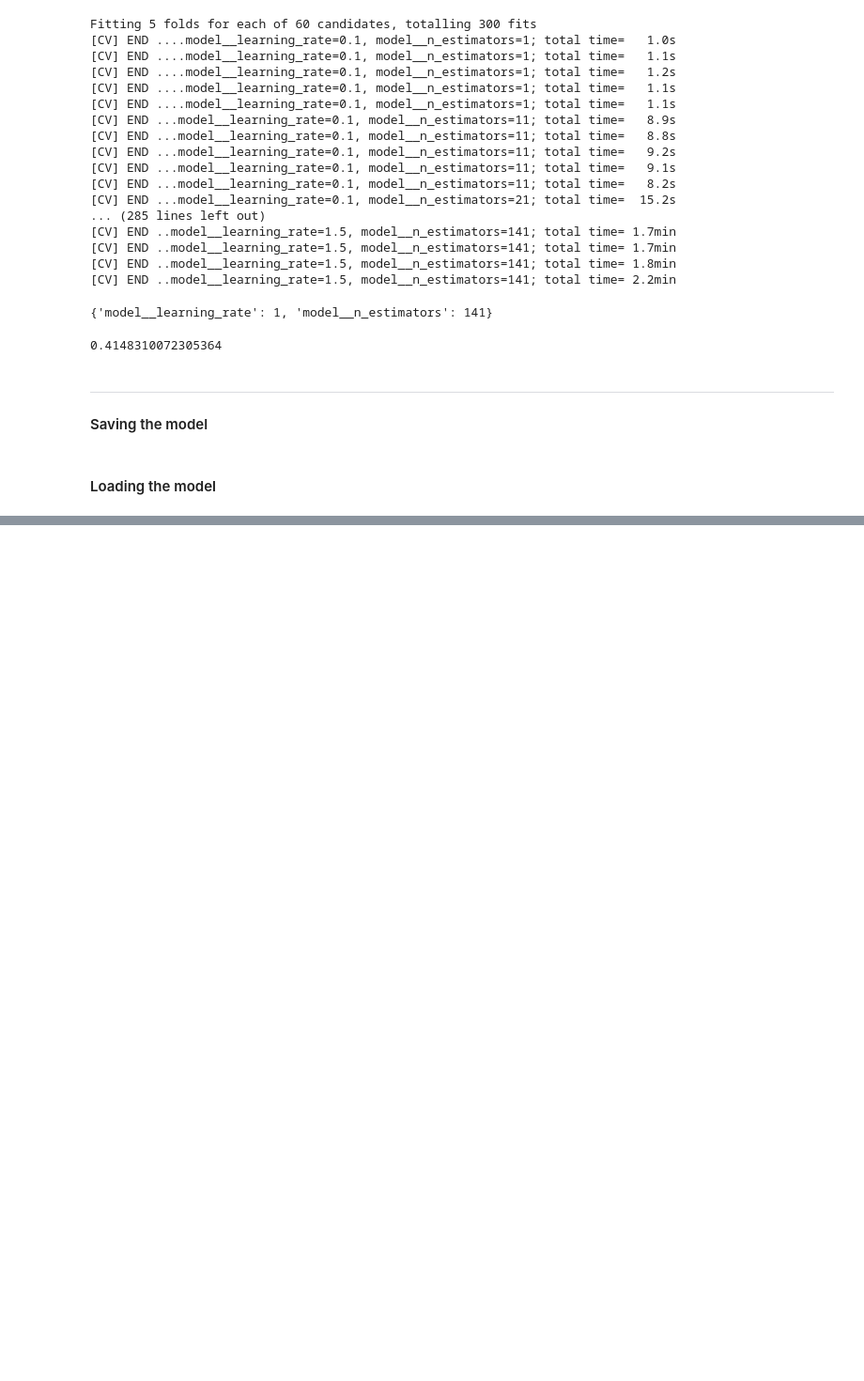
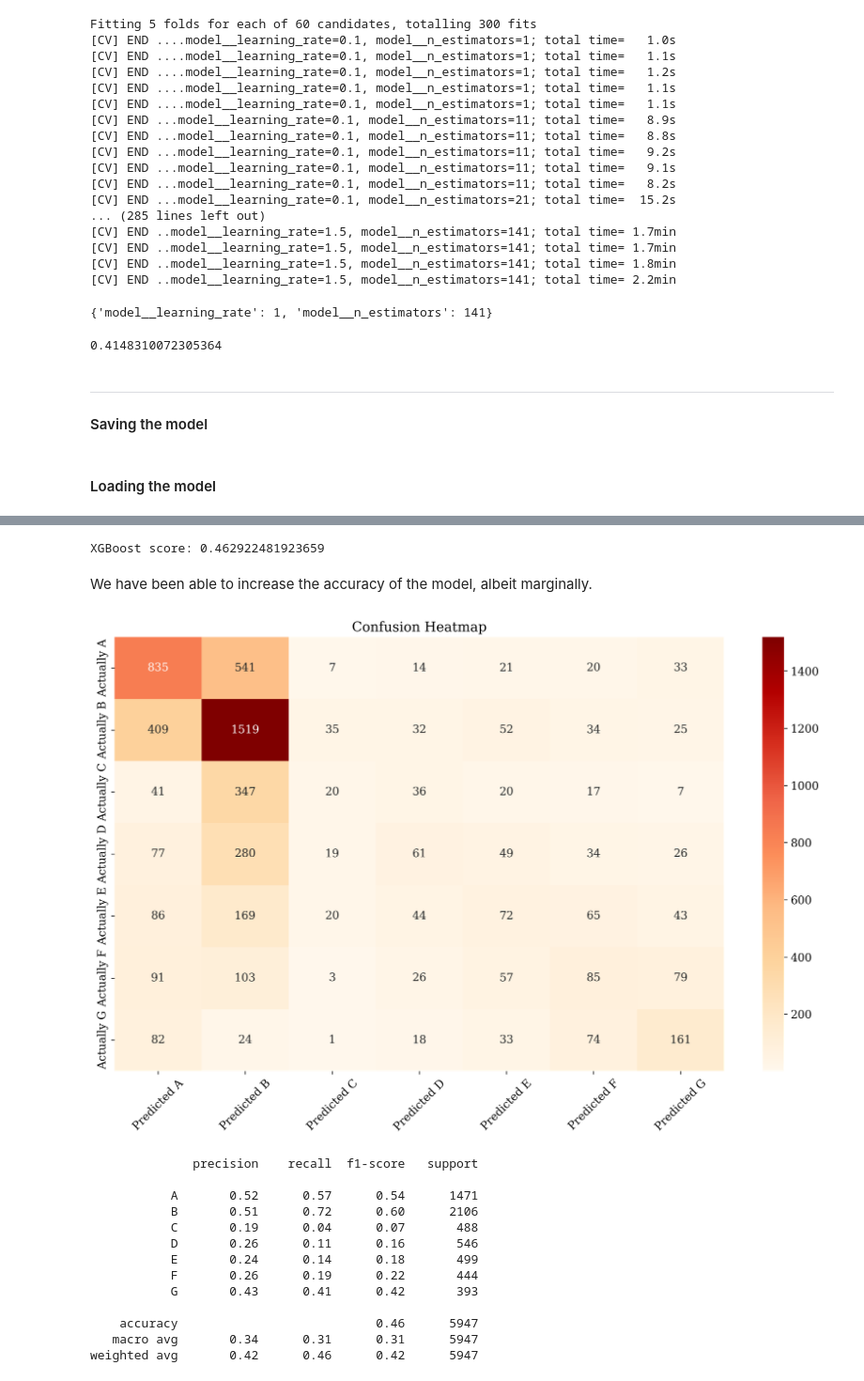
Before and after one commit to EdwinJaico-Berg/Capstone-Project, a Jupyter notebook: 3.4 Ensemble Methods.ipynb, the cells around one changed output, grey strips where cells are left out. Shown at 94% size. Saved outputs shown, nothing was run; the diff lists cells and outputs as text; code cells hidden in the pictures; blank space fills up the shorter version.

```diff
--- a/3.4 Ensemble Methods.ipynb
+++ b/3.4 Ensemble Methods.ipynb
@@ -220,0 +305,28 @@ XGBoost models are not the simplest machine learning models to understand or int
+# %%
+from xgboost import XGBClassifier
+
+xgboost = XGBClassifier(objective='multi:softmax', num_class=7, eval_metric='mlogloss')
+xgboost.fit(X_train, y_train)
+
+print(f'XGBoost score: {xgboost.score(X_test, y_test)}')
+# %% [output]
+XGBoost score: 0.462922481923659
+# %% [markdown]
+We have been able to increase the accuracy of the model, albeit marginally.
+# %%
+model_utils.PlotConfusionMatrix(xgboost, X_test, y_test)
+# %% [output]
+[figure, added]
+              precision    recall  f1-score   support
+
+           A       0.52      0.57      0.54      1471
+           B       0.51      0.72      0.60      2106
+           C       0.19      0.04      0.07       488
+           D       0.26      0.11      0.16       546
+           E       0.24      0.14      0.18       499
+           F       0.26      0.19      0.22       444
+           G       0.43      0.41      0.42       393
+
+    accuracy                           0.46      5947
+   macro avg       0.34      0.31      0.31      5947
+weighted avg       0.42      0.46      0.42      5947
```
Also changed, not shown: parts of 22 cells of this notebook, 2 other files.
